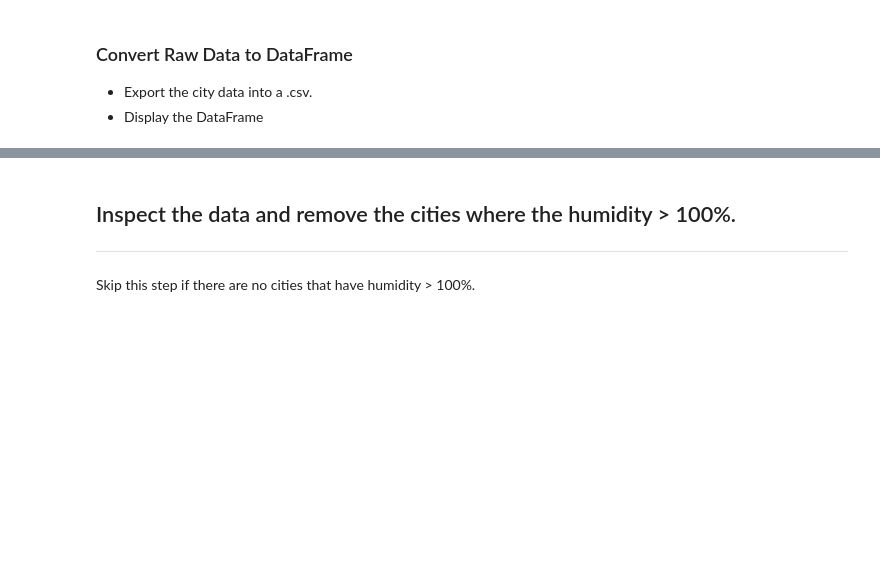
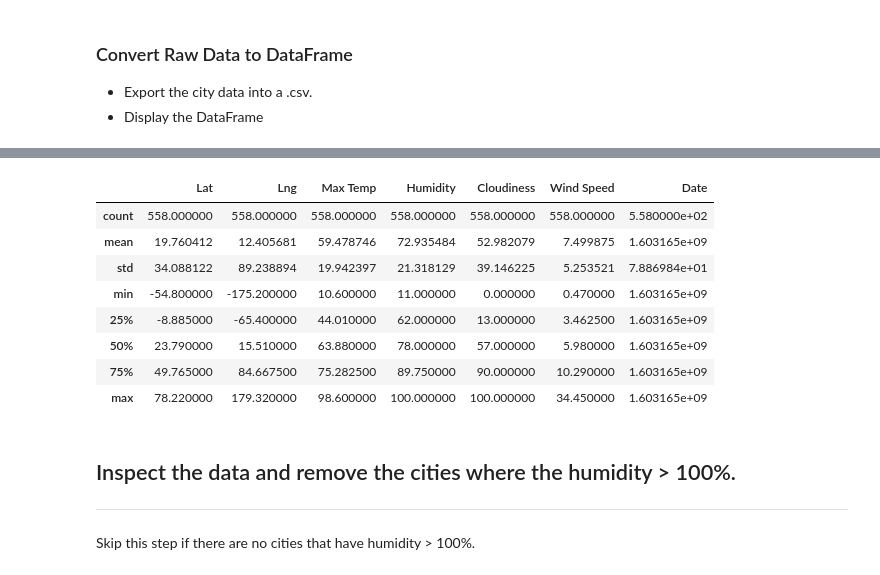
Before and after one commit to JohnShuford/Python-API-Challenge, a Jupyter notebook: WeatherPy/WeatherPy.ipynb, the cells around one changed output, grey strips where cells are left out. Cells and saved outputs as stored; diff of their text form; code cells hidden in the pictures; blank space fills up the shorter version.

```diff
--- a/API/starter_code/WeatherPy.ipynb
+++ b/WeatherPy/WeatherPy.ipynb
@@ -159,3 +145,15 @@ city_df.head()
+# %%
+city_df.describe()
+# %% [output]
+|  | Lat | Lng | Max Temp | Humidity | Cloudiness | Wind Speed | Date |
+| count | 558.000000 | 558.000000 | 558.000000 | 558.000000 | 558.000000 | 558.000000 | 5.580000e+02 |
+| mean | 19.760412 | 12.405681 | 59.478746 | 72.935484 | 52.982079 | 7.499875 | 1.603165e+09 |
+| std | 34.088122 | 89.238894 | 19.942397 | 21.318129 | 39.146225 | 5.253521 | 7.886984e+01 |
+| min | -54.800000 | -175.200000 | 10.600000 | 11.000000 | 0.000000 | 0.470000 | 1.603165e+09 |
+| 25% | -8.885000 | -65.400000 | 44.010000 | 62.000000 | 13.000000 | 3.462500 | 1.603165e+09 |
+| 50% | 23.790000 | 15.510000 | 63.880000 | 78.000000 | 57.000000 | 5.980000 | 1.603165e+09 |
+| 75% | 49.765000 | 84.667500 | 75.282500 | 89.750000 | 90.000000 | 10.290000 | 1.603165e+09 |
+| max | 78.220000 | 179.320000 | 98.600000 | 100.000000 | 100.000000 | 34.450000 | 1.603165e+09 |
 # %% [markdown]
 ## Inspect the data and remove the cities where the humidity > 100%.
 ----
```
Also changed, not shown: parts of 8 cells of this notebook, 2 other files.
